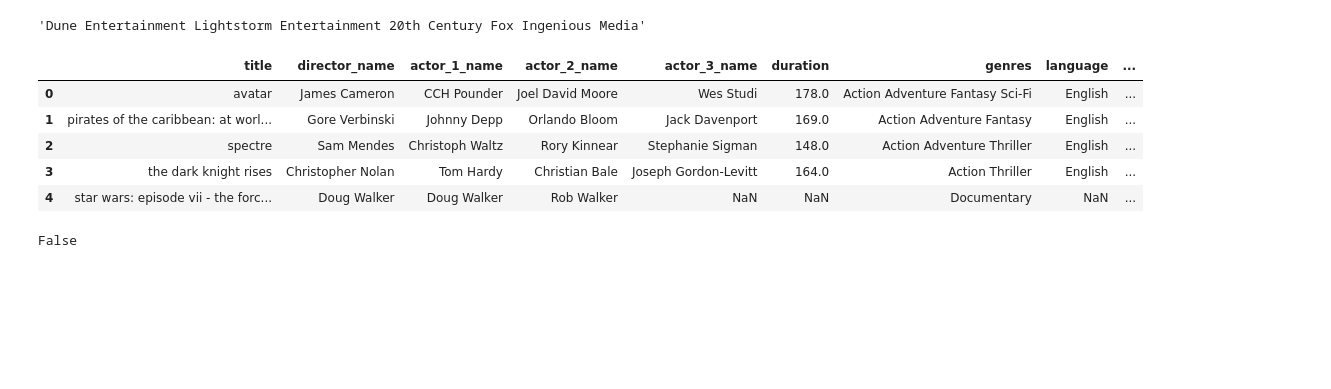
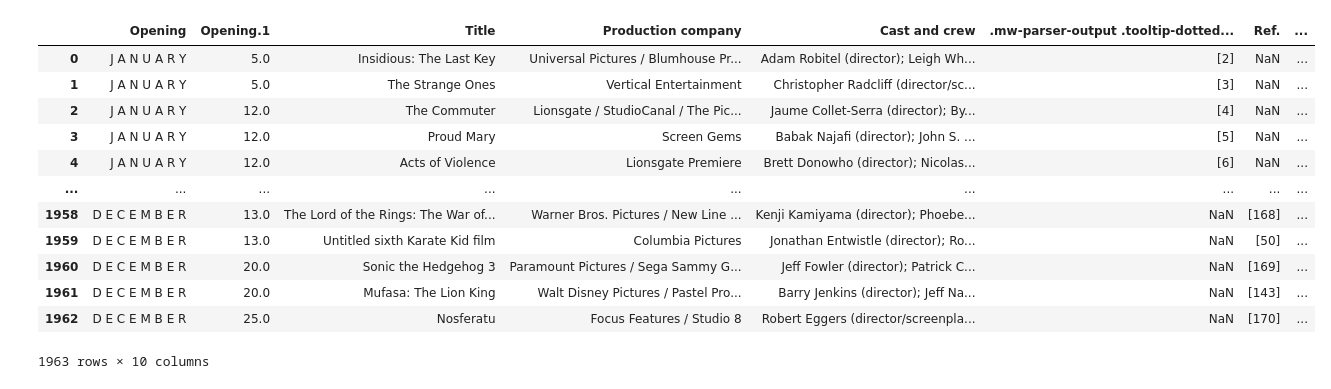
Before and after one commit to remon-rakibul/movie-dataset-2023, a Jupyter notebook: latest_data_aquisition.ipynb, the cells around one changed output. Saved outputs shown, nothing was run; the diff lists cells and outputs as text; code cells hidden in the pictures; blank space fills up the shorter version.

```diff
--- a/latest_data_aquisition.ipynb
+++ b/latest_data_aquisition.ipynb
@@ -131,7 +221,3 @@ def production_companies(x):
-# %%
-production_companies('avatar')
-# %% [output]
-'Dune Entertainment Lightstorm Entertainment 20th Century Fox Ingenious Media'
 # %%
 link_18_us = "https://en.wikipedia.org/wiki/List_of_American_films_of_2018"
 link_19_us = 'https://en.wikipedia.org/wiki/List_of_American_films_of_2019'
@@ -139,6 +225,7 @@ link_20_us = "https://en.wikipedia.org/wiki/List_of_American_films_of_2020"
 link_21_us = "https://en.wikipedia.org/wiki/List_of_American_films_of_2021"
 link_22_us = "https://en.wikipedia.org/wiki/List_of_American_films_of_2022"
 link_23_us = "https://en.wikipedia.org/wiki/List_of_American_films_of_2023"
+link_24_us = "https://en.wikipedia.org/wiki/List_of_American_films_of_2024"
 
 df18_us_p1 = pd.read_html(link_18_us, header=0)[2]
 df18_us_p2 = pd.read_html(link_18_us, header=0)[3]
@@ -169,10 +256,8 @@ df23_us_p1 = pd.read_html(link_23_us, header=0)[2]
 df23_us_p2 = pd.read_html(link_23_us, header=0)[3]
 df23_us_p3 = pd.read_html(link_23_us, header=0)[4]
 df23_us_p4 = pd.read_html(link_23_us, header=0)[5]
+
+df24_us_p1 = pd.read_html(link_24_us, header=0)[2]
+df24_us_p2 = pd.read_html(link_24_us, header=0)[3]
+df24_us_p3 = pd.read_html(link_24_us, header=0)[4]
+df24_us_p4 = pd.read_html(link_24_us, header=0)[5]
-# %% [output]
-|  | title | director_name | actor_1_name | actor_2_name | actor_3_name | duration | genres | language | ... |
-| 0 | avatar | James Cameron | CCH Pounder | Joel David Moore | Wes Studi | 178.0 | Action Adventure Fantasy Sci-Fi | English | ... |
-| 1 | pirates of the caribbean: at worl... | Gore Verbinski | Johnny Depp | Orlando Bloom | Jack Davenport | 169.0 | Action Adventure Fantasy | English | ... |
-| 2 | spectre | Sam Mendes | Christoph Waltz | Rory Kinnear | Stephanie Sigman | 148.0 | Action Adventure Thriller | English | ... |
-| 3 | the dark knight rises | Christopher Nolan | Tom Hardy | Christian Bale | Joseph Gordon-Levitt | 164.0 | Action Thriller | English | ... |
-| 4 | star wars: episode vii - the forc... | Doug Walker | Doug Walker | Rob Walker | NaN | NaN | Documentary | NaN | ... |
@@ -187,4 +264,46 @@ df = pd.concat([
-# %%
-pd.isna(df['year'][0])
-# %% [output]
-False
+# %%
+df_18_us = pd.concat([df18_us_p1, df18_us_p2, df18_us_p3, df18_us_p4], ignore_index=True)
+df_18_us['year'] = 2018
+df_18_us['language'] = 'English'
+df_18_us['country'] = 'United States of America'
+df_19_us = pd.concat([df19_us_p1, df19_us_p2, df19_us_p3, df19_us_p4], ignore_index=True)
+df_19_us['year'] = 2019
+df_19_us['language'] = 'English'
+df_19_us['country'] = 'United States of America'
+df_20_us = pd.concat([df20_us_p1, df20_us_p2, df20_us_p3, df20_us_p4], ignore_index=True)
+df_20_us['year'] = 2020
+df_20_us['language'] = 'English'
+df_20_us['country'] = 'United States of America'
+df_21_us = pd.concat([df21_us_p1, df21_us_p2, df21_us_p3, df21_us_p4], ignore_index=True)
+df_21_us['year'] = 2021
+df_21_us['language'] = 'English'
+df_21_us['country'] = 'United States of America'
+df_22_us = pd.concat([df22_us_p1, df22_us_p2, df22_us_p3, df22_us_p4], ignore_index=True)
+df_22_us['year'] = 2022
+df_22_us['language'] = 'English'
+df_22_us['country'] = 'United States of America'
+df_23_us = pd.concat([df23_us_p1, df23_us_p2, df23_us_p3, df23_us_p4], ignore_index=True)
+df_23_us['year'] = 2023
+df_23_us['language'] = 'English'
+df_23_us['country'] = 'United States of America'
+df_24_us = pd.concat([df24_us_p1, df24_us_p2, df24_us_p3, df24_us_p4], ignore_index=True)
+df_24_us['year'] = 2024
+df_24_us['language'] = 'English'
+df_24_us['country'] = 'United States of America'
+df_latest = pd.concat([df_18_us, df_19_us, df_20_us, df_21_us, df_22_us, df_23_us, df_24_us], ignore_index=True)
+# %%
+df_latest
+# %% [output]
+|  | Opening | Opening.1 | Title | Production company | Cast and crew | .mw-parser-output .tooltip-dotted... | Ref. | ... |
+| 0 | J A N U A R Y | 5.0 | Insidious: The Last Key | Universal Pictures / Blumhouse Pr... | Adam Robitel (director); Leigh Wh... | [2] | NaN | ... |
+| 1 | J A N U A R Y | 5.0 | The Strange Ones | Vertical Entertainment | Christopher Radcliff (director/sc... | [3] | NaN | ... |
+| 2 | J A N U A R Y | 12.0 | The Commuter | Lionsgate / StudioCanal / The Pic... | Jaume Collet-Serra (director); By... | [4] | NaN | ... |
+| 3 | J A N U A R Y | 12.0 | Proud Mary | Screen Gems | Babak Najafi (director); John S. ... | [5] | NaN | ... |
+| 4 | J A N U A R Y | 12.0 | Acts of Violence | Lionsgate Premiere | Brett Donowho (director); Nicolas... | [6] | NaN | ... |
+| ... | ... | ... | ... | ... | ... | ... | ... | ... |
+| 1958 | D E C E M B E R | 13.0 | The Lord of the Rings: The War of... | Warner Bros. Pictures / New Line ... | Kenji Kamiyama (director); Phoebe... | NaN | [168] | ... |
+| 1959 | D E C E M B E R | 13.0 | Untitled sixth Karate Kid film | Columbia Pictures | Jonathan Entwistle (director); Ro... | NaN | [50] | ... |
+| 1960 | D E C E M B E R | 20.0 | Sonic the Hedgehog 3 | Paramount Pictures / Sega Sammy G... | Jeff Fowler (director); Patrick C... | NaN | [169] | ... |
+| 1961 | D E C E M B E R | 20.0 | Mufasa: The Lion King | Walt Disney Pictures / Pastel Pro... | Barry Jenkins (director); Jeff Na... | NaN | [143] | ... |
+| 1962 | D E C E M B E R | 25.0 | Nosferatu | Focus Features / Studio 8 | Robert Eggers (director/screenpla... | NaN | [170] | ... |
+1963 rows × 10 columns
```
Also changed, not shown: parts of 22 cells of this notebook, 1 other file.
